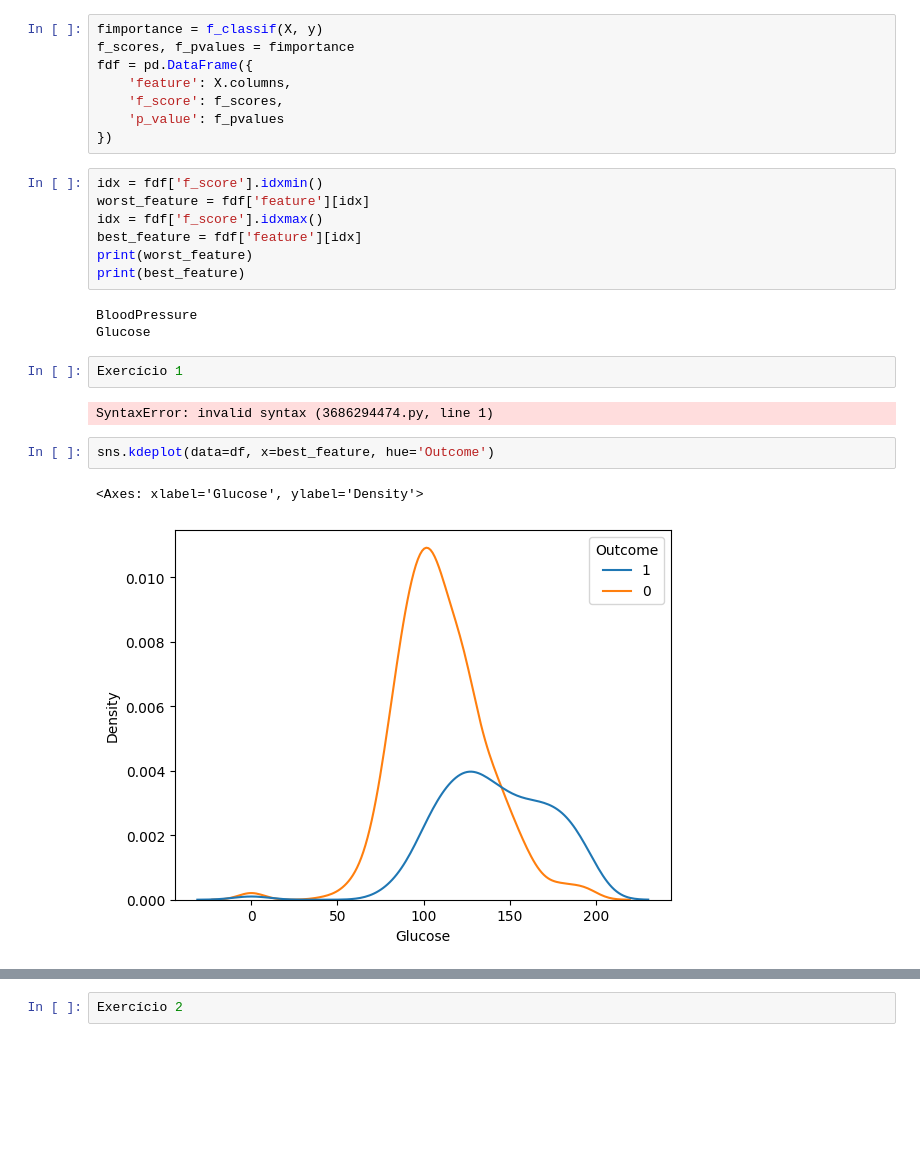
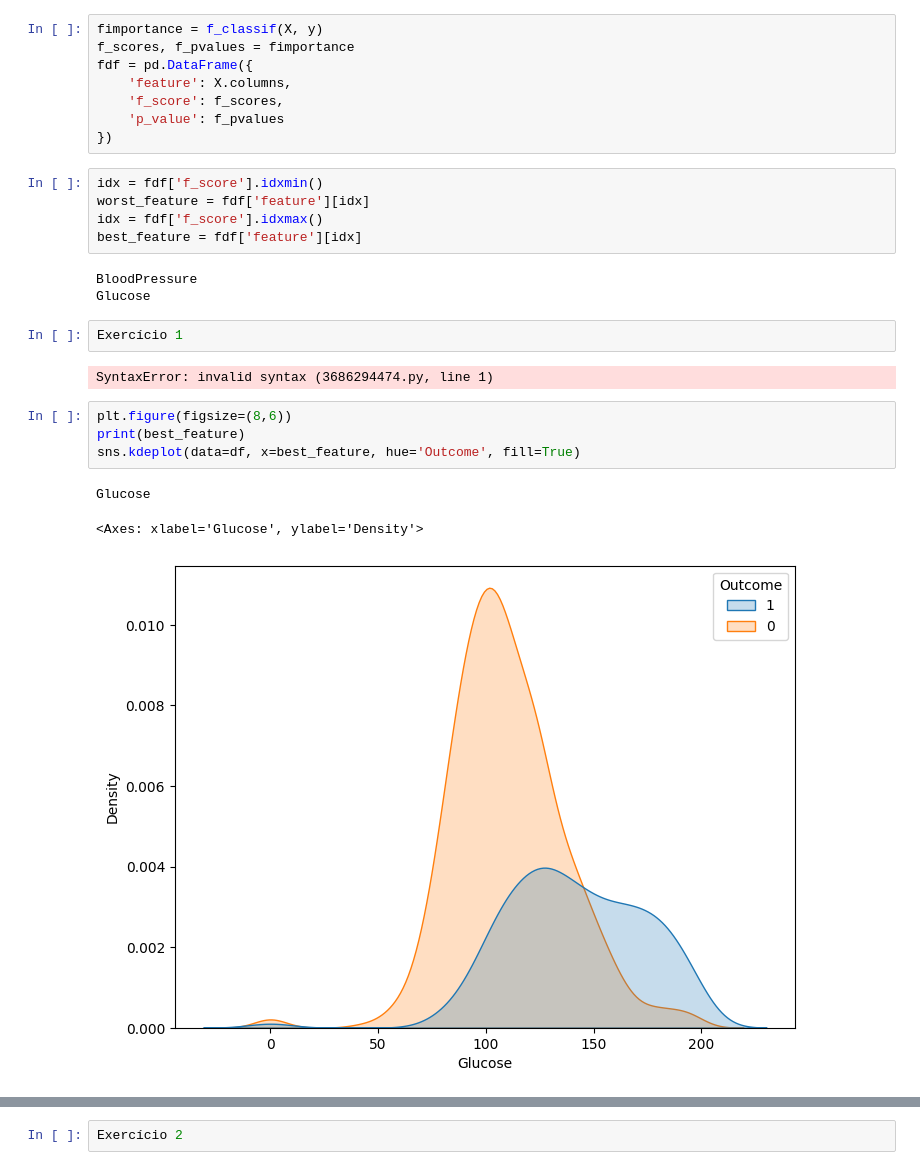
Before and after one commit to stfp04/Homework1, a Jupyter notebook: homework1.ipynb, the cells around one changed output, grey strips where cells are left out. Cells and saved outputs as stored; diff of their text form; blank space fills up the shorter version.

```diff
--- a/homework1.ipynb
+++ b/homework1.ipynb
@@ -54,8 +54,6 @@ idx = fdf['f_score'].idxmin()
 worst_feature = fdf['feature'][idx]
 idx = fdf['f_score'].idxmax()
 best_feature = fdf['feature'][idx]
-print(worst_feature)
-print(best_feature)
 # %% [output]
 BloodPressure
 Glucose
@@ -64,8 +62,11 @@ Exercício 1
 # %% [output]
 SyntaxError: invalid syntax (3686294474.py, line 1)
 # %%
-sns.kdeplot(data=df, x=best_feature, hue='Outcome')
+plt.figure(figsize=(8,6))
+print(best_feature)
+sns.kdeplot(data=df, x=best_feature, hue='Outcome', fill=True)
 # %% [output]
-<Axes: xlabel='Glucose', ylabel='Density'>
+Glucose
+<Axes: xlabel='Glucose', ylabel='Density'>
-[figure, old version]
+[figure, new version]
 # %%
```
Also changed, not shown: parts of 6 cells of this notebook.
